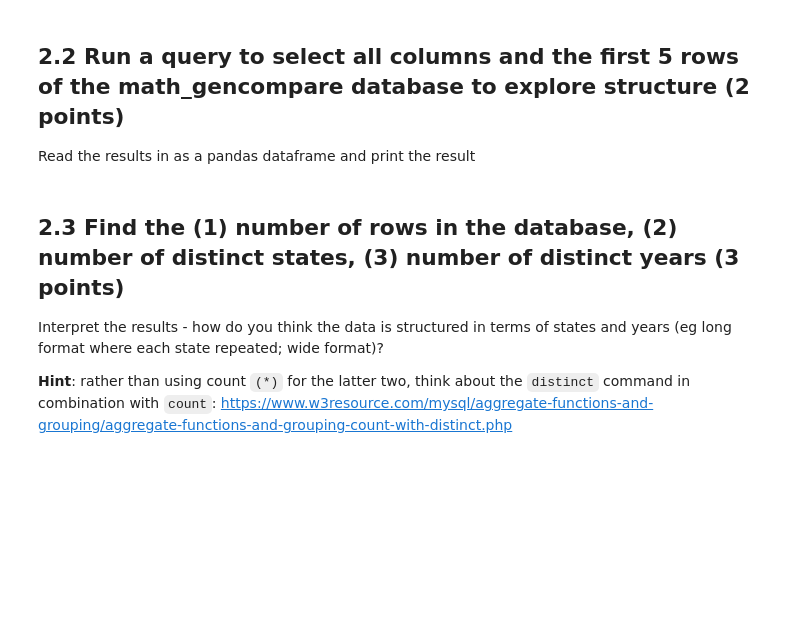
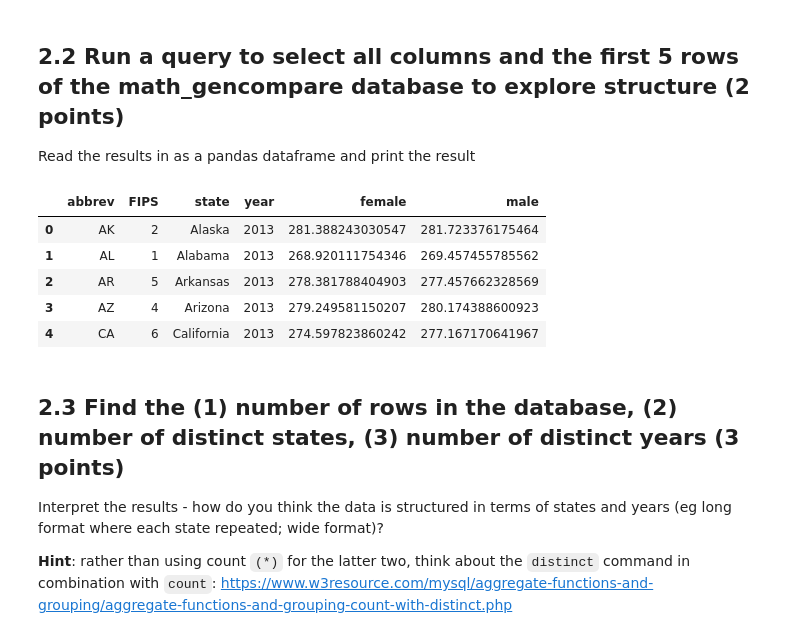
Before and after one commit to mikedemayo590/QSS20_S25, a Jupyter notebook: problemsets/pset4/pset4_1down.ipynb, the cells around one changed output. Drawn from its saved outputs; the diff is of its cells as text; code cells hidden in the pictures; blank space fills up the shorter version.

```diff
--- a/problemsets/pset4/pset4_1down.ipynb
+++ b/problemsets/pset4/pset4_1down.ipynb
@@ -328,3 +340,21 @@ Read the results in as a pandas dataframe and print the result
+# %%
+# getting query
+query_gencomp = """
+SELECT *
+FROM math_gencompare
+LIMIT 5
+"""
+
+# call as df
+df_gencomp = pd.read_sql(query_gencomp, cnx)
+df_gencomp
+# %% [output]
+|  | abbrev | FIPS | state | year | female | male |
+| 0 | AK | 2 | Alaska | 2013 | 281.388243030547 | 281.723376175464 |
+| 1 | AL | 1 | Alabama | 2013 | 268.920111754346 | 269.457455785562 |
+| 2 | AR | 5 | Arkansas | 2013 | 278.381788404903 | 277.457662328569 |
+| 3 | AZ | 4 | Arizona | 2013 | 279.249581150207 | 280.174388600923 |
+| 4 | CA | 6 | California | 2013 | 274.597823860242 | 277.167170641967 |
 # %% [markdown]
 ## 2.3 Find the (1) number of rows in the database, (2) number of distinct states,  (3) number of distinct years (3 points)
 
```
Also changed, not shown: parts of 14 cells of this notebook.
